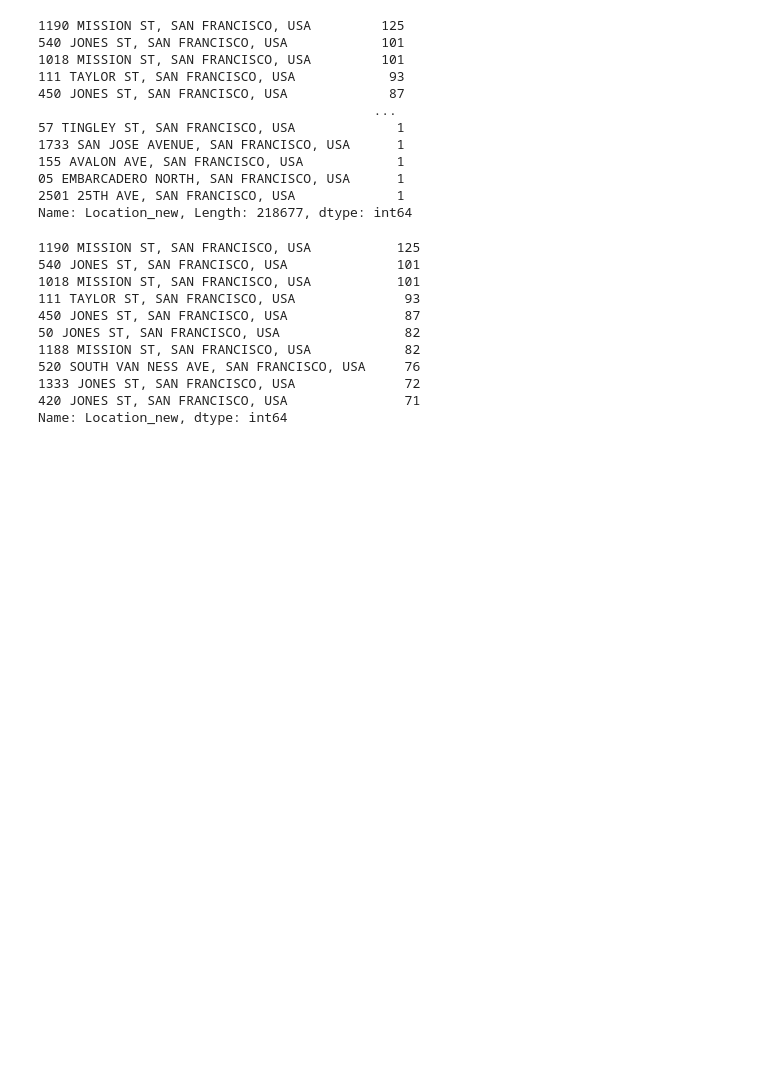
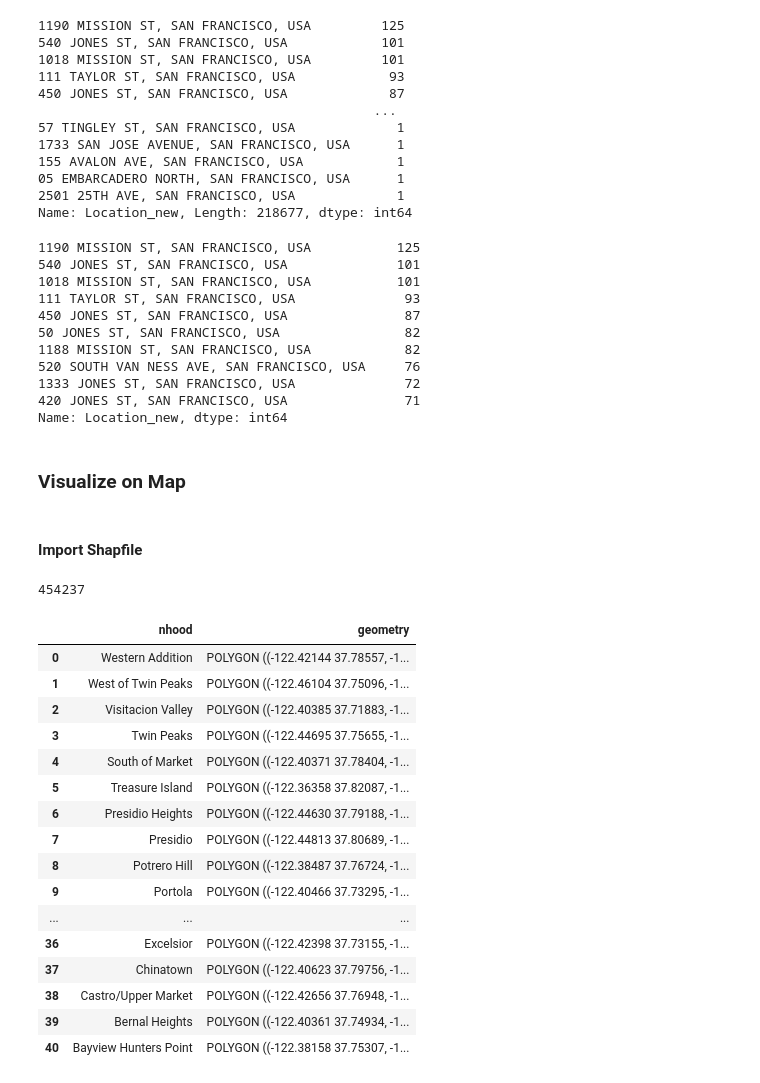
Before and after one commit to jiyuntsai/sf-parking-citation, a Jupyter notebook: 03_st-cleaning-map.ipynb, the cells around one changed output. Drawn from its saved outputs; the diff is of its cells as text; code cells hidden in the pictures; blank space fills up the shorter version.

Commit message:
add sf neighborhood map

```diff
--- a/03_st-cleaning-map.ipynb
+++ b/03_st-cleaning-map.ipynb
@@ -453,3 +453,5 @@ map_count_2022.nlargest(10)
 1333 JONES ST, SAN FRANCISCO, USA              72
 420 JONES ST, SAN FRANCISCO, USA               71
 Name: Location_new, dtype: int64
+# %% [markdown]
+### Visualize on Map
@@ -455,0 +466,34 @@ Name: Location_new, dtype: int64
+# %% [markdown]
+#### Import Shapfile
+# %%
+url = 'https://data.sfgov.org/api/geospatial/p5b7-5n3h?method=export&format=Shapefile'
+r = requests.get(url, allow_redirects=False)
+
+# write the content of the request into a file called `sf_shapefiles.zip`
+open('sf_shapefiles.zip', 'wb').write(r.content)
+# %% [output]
+454237
+# %%
+sf_shapefiles = gpd.read_file('sf_shapefiles.zip')
+sf_shapefiles = sf_shapefiles.to_crs('WGS84') ## projection
+# %%
+# There are 41 neighborhoods in San Francisco
+sf_shapefiles
+# %% [output]
+|  | nhood | geometry |
+| 0 | Western Addition | POLYGON ((-122.42144 37.78557, -1... |
+| 1 | West of Twin Peaks | POLYGON ((-122.46104 37.75096, -1... |
+| 2 | Visitacion Valley | POLYGON ((-122.40385 37.71883, -1... |
+| 3 | Twin Peaks | POLYGON ((-122.44695 37.75655, -1... |
+| 4 | South of Market | POLYGON ((-122.40371 37.78404, -1... |
+| 5 | Treasure Island | POLYGON ((-122.36358 37.82087, -1... |
+| 6 | Presidio Heights | POLYGON ((-122.44630 37.79188, -1... |
+| 7 | Presidio | POLYGON ((-122.44813 37.80689, -1... |
+| 8 | Potrero Hill | POLYGON ((-122.38487 37.76724, -1... |
+| 9 | Portola | POLYGON ((-122.40466 37.73295, -1... |
+| ... | ... | ... |
+| 36 | Excelsior | POLYGON ((-122.42398 37.73155, -1... |
+| 37 | Chinatown | POLYGON ((-122.40623 37.79756, -1... |
+| 38 | Castro/Upper Market | POLYGON ((-122.42656 37.76948, -1... |
+| 39 | Bernal Heights | POLYGON ((-122.40361 37.74934, -1... |
+| 40 | Bayview Hunters Point | POLYGON ((-122.38158 37.75307, -1... |
```
Also changed, not shown: parts of 2 cells of this notebook.
